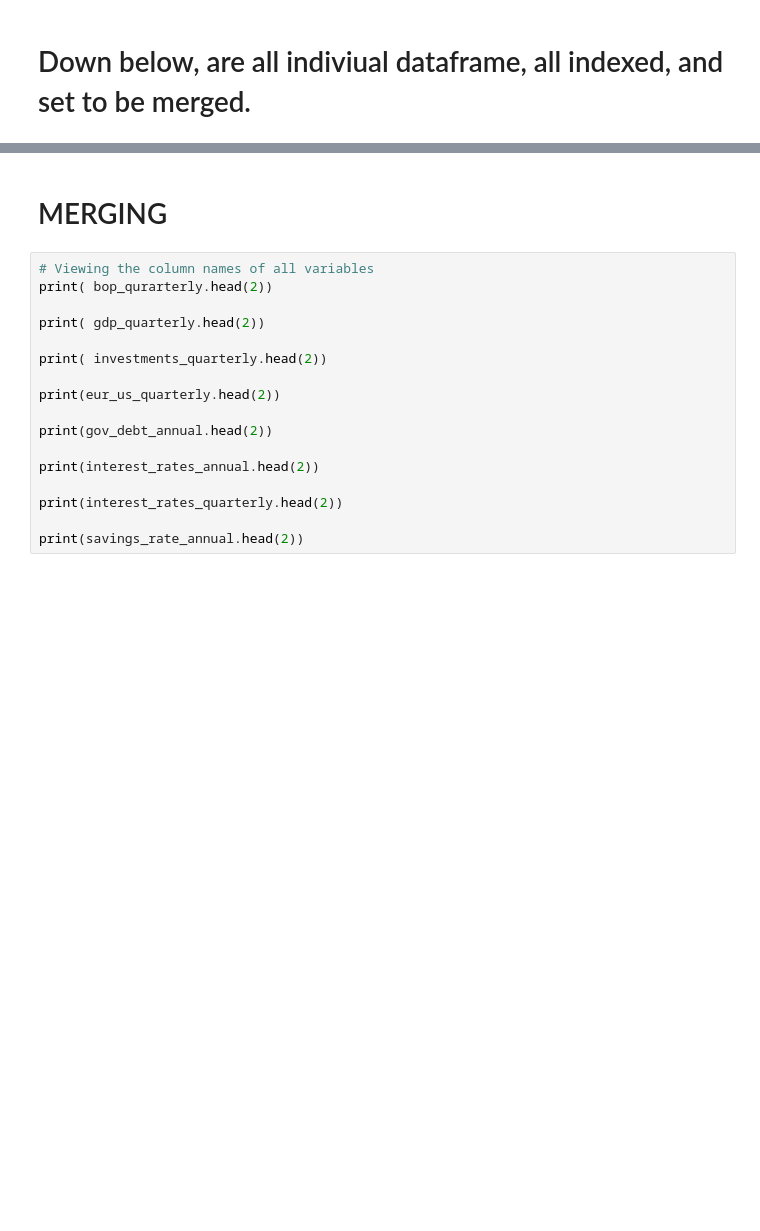
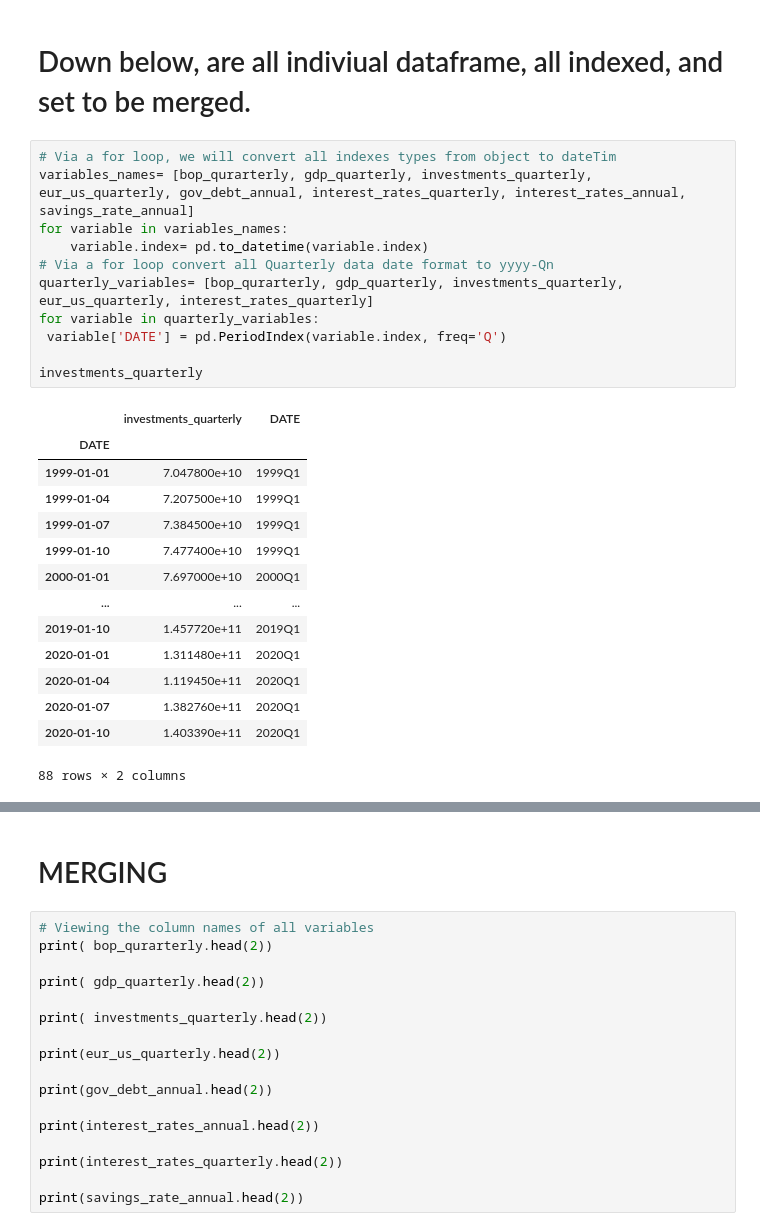
Before and after one commit to max1m1l1anG/Macro2_CompAsignment2_France, a Jupyter notebook: france_jupyter_matplotlib.ipynb, the cells around one changed output, grey strips where cells are left out. Cells and saved outputs as stored; diff of their text form; blank space fills up the shorter version.

```diff
--- a/france_jupyter_matplotlib.ipynb
+++ b/france_jupyter_matplotlib.ipynb
@@ -121,2 +123,28 @@ It appears this code: *ParserError: Error tokenizing data. C error: Expected 3 f
 # %% [markdown]
 # Down below, are all indiviual dataframe, all indexed, and set to be merged.
+# %%
+# Via a for loop, we will convert all indexes types from object to dateTim
+variables_names= [bop_qurarterly, gdp_quarterly, investments_quarterly, eur_us_quarterly, gov_debt_annual, interest_rates_quarterly, interest_rates_annual, savings_rate_annual]
+for variable in variables_names:
+    variable.index= pd.to_datetime(variable.index)
+# Via a for loop convert all Quarterly data date format to yyyy-Qn
+quarterly_variables= [bop_qurarterly, gdp_quarterly, investments_quarterly, eur_us_quarterly, interest_rates_quarterly]
+for variable in quarterly_variables:
+ variable['DATE'] = pd.PeriodIndex(variable.index, freq='Q')
+
+investments_quarterly
+# %% [output]
+|  | investments_quarterly | DATE |
+| DATE |  |  |
+| 1999-01-01 | 7.047800e+10 | 1999Q1 |
+| 1999-01-04 | 7.207500e+10 | 1999Q1 |
+| 1999-01-07 | 7.384500e+10 | 1999Q1 |
+| 1999-01-10 | 7.477400e+10 | 1999Q1 |
+| 2000-01-01 | 7.697000e+10 | 2000Q1 |
+| ... | ... | ... |
+| 2019-01-10 | 1.457720e+11 | 2019Q1 |
+| 2020-01-01 | 1.311480e+11 | 2020Q1 |
+| 2020-01-04 | 1.119450e+11 | 2020Q1 |
+| 2020-01-07 | 1.382760e+11 | 2020Q1 |
+| 2020-01-10 | 1.403390e+11 | 2020Q1 |
+88 rows × 2 columns
```
Also changed, not shown: parts of 15 cells of this notebook.
